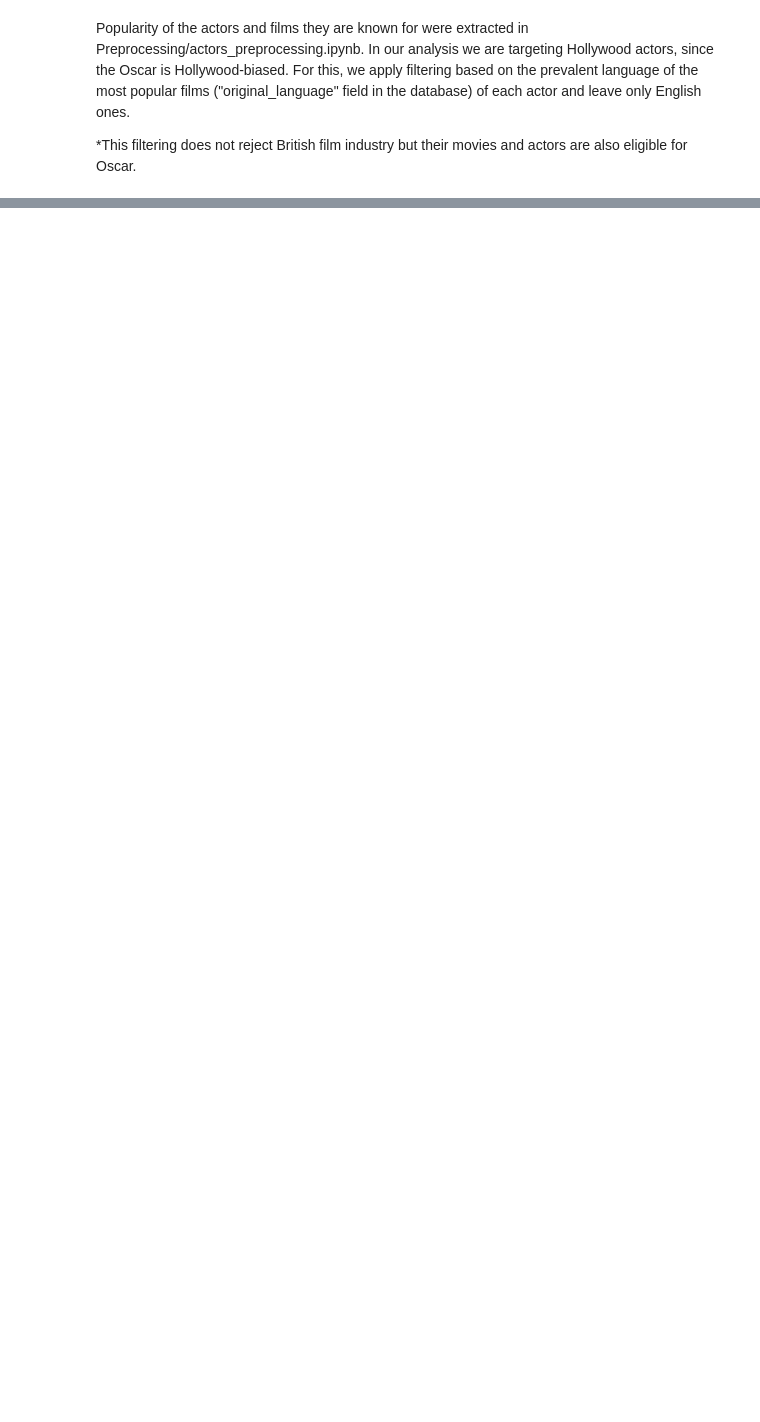
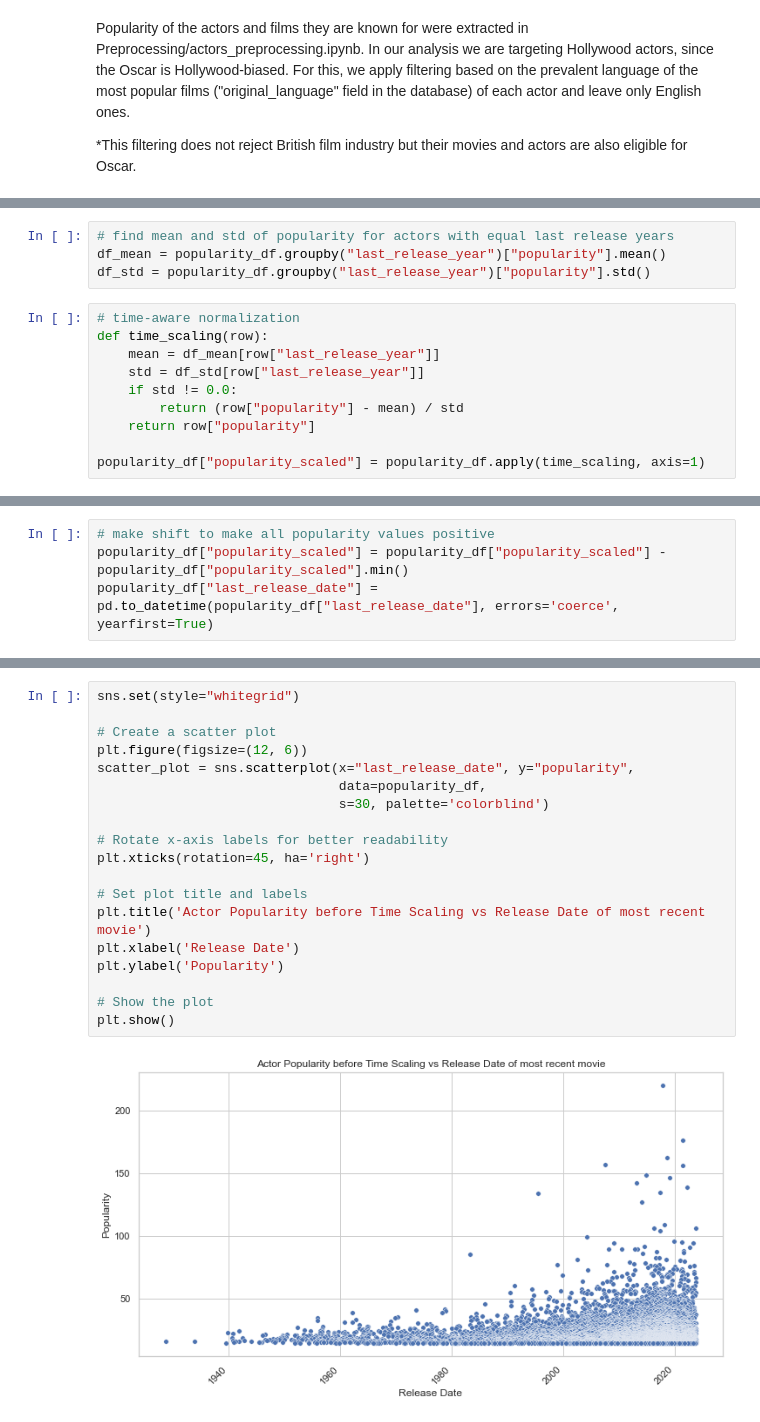
Before and after one commit to epfl-ada/ada-2023-project-cinemada, a Jupyter notebook: Main_analysis/actor_success.ipynb, the cells around one changed output, grey strips where cells are left out. Drawn from its saved outputs; the diff is of its cells as text; blank space fills up the shorter version.

```diff
--- a/Main_analysis/actor_success.ipynb
+++ b/Main_analysis/actor_success.ipynb
@@ -136,0 +169,14 @@ There are 8441 actors in the filtered dataset
+# %%
+# find mean and std of popularity for actors with equal last release years
+df_mean = popularity_df.groupby("last_release_year")["popularity"].mean()
+df_std = popularity_df.groupby("last_release_year")["popularity"].std()
+# %%
+# time-aware normalization
+def time_scaling(row):
+    mean = df_mean[row["last_release_year"]]
+    std = df_std[row["last_release_year"]]
+    if std != 0.0:
+        return (row["popularity"] - mean) / std
+    return row["popularity"]
+
+popularity_df["popularity_scaled"] = popularity_df.apply(time_scaling, axis=1)
@@ -136,0 +189,4 @@ There are 8441 actors in the filtered dataset
+# %%
+# make shift to make all popularity values positive
+popularity_df["popularity_scaled"] = popularity_df["popularity_scaled"] - popularity_df["popularity_scaled"].min()
+popularity_df["last_release_date"] = pd.to_datetime(popularity_df["last_release_date"], errors='coerce', yearfirst=True)
@@ -136,0 +206,21 @@ There are 8441 actors in the filtered dataset
+# %%
+sns.set(style="whitegrid")
+
+# Create a scatter plot
+plt.figure(figsize=(12, 6))
+scatter_plot = sns.scatterplot(x="last_release_date", y="popularity",
+                               data=popularity_df,
+                               s=30, palette='colorblind')
+
+# Rotate x-axis labels for better readability
+plt.xticks(rotation=45, ha='right')
+
+# Set plot title and labels
+plt.title('Actor Popularity before Time Scaling vs Release Date of most recent movie')
+plt.xlabel('Release Date')
+plt.ylabel('Popularity')
+
+# Show the plot
+plt.show()
+# %% [output]
+[figure, added]
```
Also changed, not shown: parts of 19 cells of this notebook.
